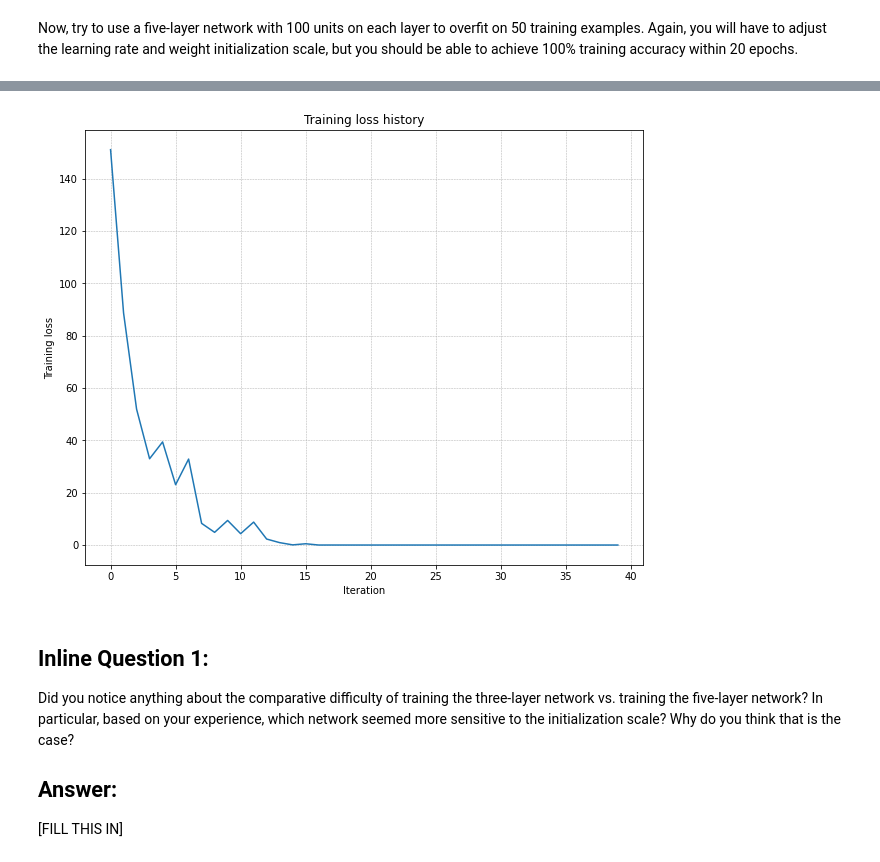
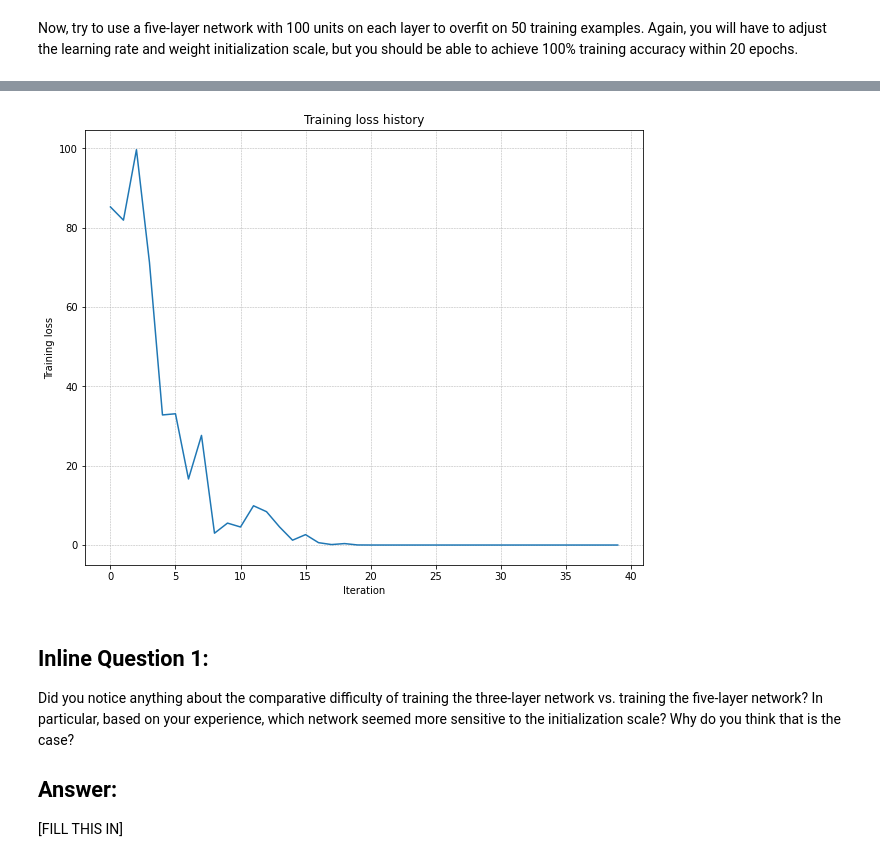
Before and after one commit to KIMSOIe/CS231n, a Jupyter notebook: FullyConnectedNets.ipynb, the cells around one changed output, grey strips where cells are left out. Cells and saved outputs as stored; diff of their text form; code cells hidden in the pictures.

```diff
--- a/FullyConnectedNets.ipynb
+++ b/FullyConnectedNets.ipynb
@@ -184,7 +184,7 @@ small_data = {
   'y_val': data['y_val'],
 }
 
-learning_rate = 3.5e-4  # Experiment with this!
+learning_rate = 3.6e-4  # Experiment with this!
 weight_scale = 1e-1   # Experiment with this!
 model = FullyConnectedNet(
     [100, 100, 100, 100],
@@ -229,4 +229,4 @@ plt.show()
-[figure, old version]
+[figure, new version]
 # %% [markdown]
 ## Inline Question 1:
 Did you notice anything about the comparative difficulty of training the three-layer network vs. training the five-layer network? In particular, based on your experience, which network seemed more sensitive to the initialization scale? Why do you think that is the case?
```
Also changed, not shown: parts of 4 cells of this notebook.
